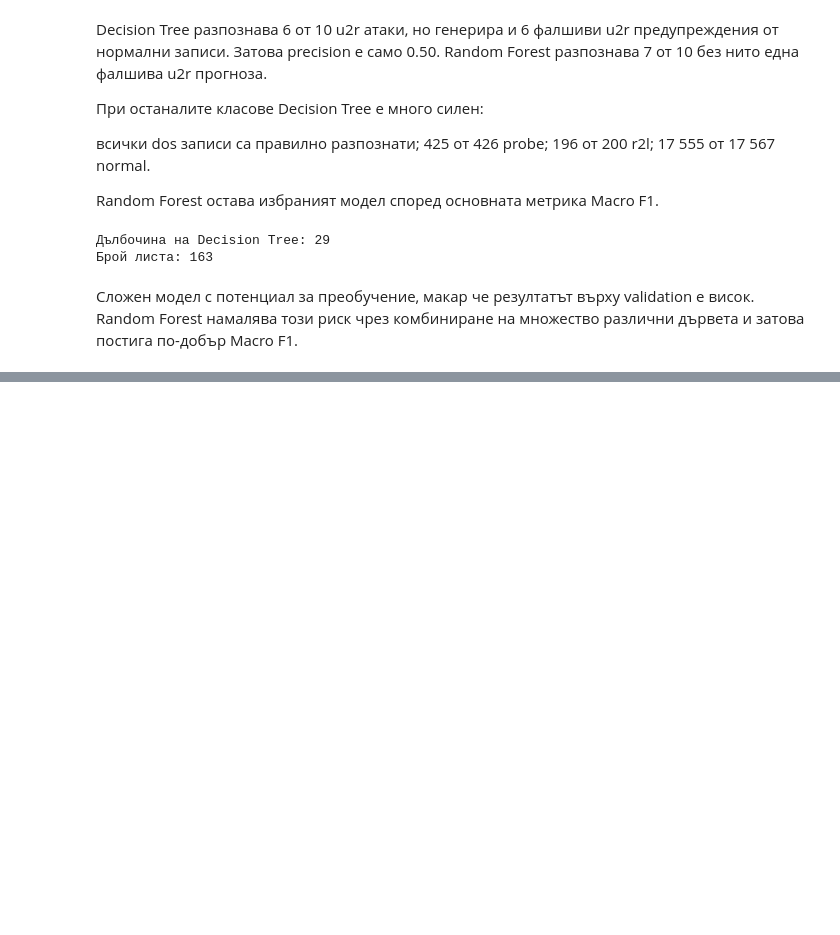
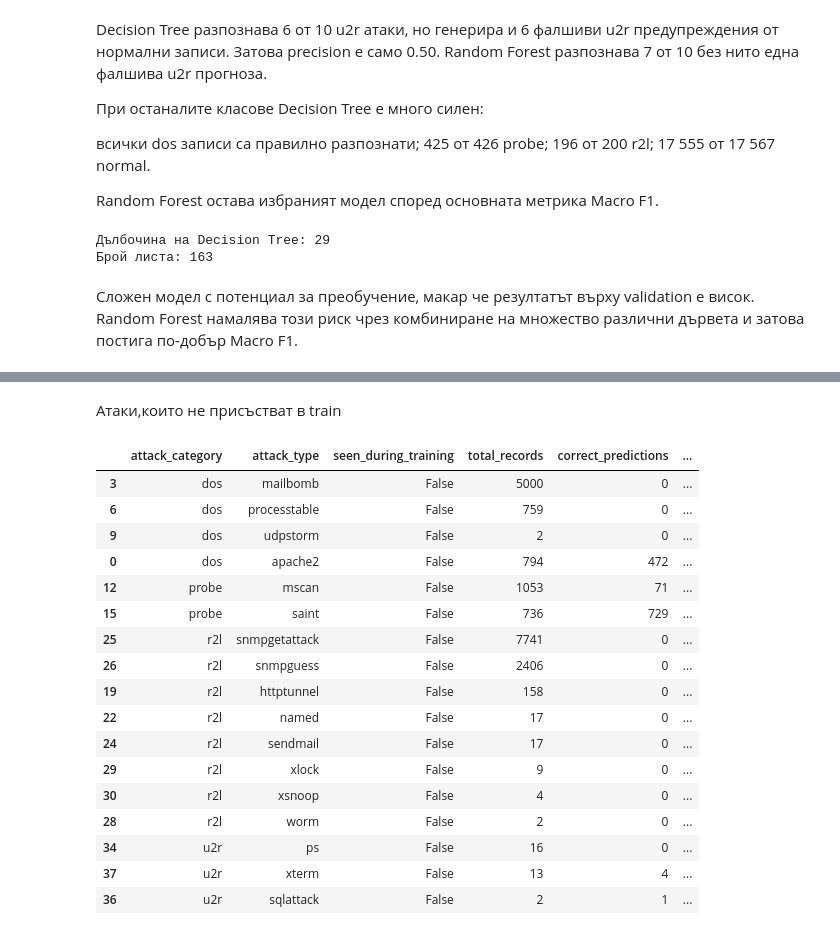
Before and after one commit to gabriela-1122/network-intrusion-detection, a Jupyter notebook: notebooks/EDA.ipynb, the cells around one changed output, grey strips where cells are left out. Saved outputs shown, nothing was run; the diff lists cells and outputs as text; code cells hidden in the pictures; blank space fills up the shorter version.

```diff
--- a/notebooks/EDA.ipynb
+++ b/notebooks/EDA.ipynb
@@ -1087,0 +1461,39 @@ print(
+# %%
+attack_type_report = (
+    test_results
+    .groupby(
+        [
+            "attack_category",
+            "attack_type",
+            "seen_during_training",
+        ],
+        as_index=False,
+    )
+    .agg(
+        total_records=(
+            "correct_prediction",
+            "size",
+        ),
+        correct_predictions=(
+            "correct_prediction",
+            "sum",
+        ),
+    )
+)
+
+attack_type_report["recall_percentage"] = (
+    attack_type_report["correct_predictions"]
+    / attack_type_report["total_records"]
+    * 100
+).round(2)
+
+attack_type_report = attack_type_report.sort_values(
+    by=[
+        "attack_category",
+        "recall_percentage",
+        "total_records",
+    ],
+    ascending=[True, True, False],
+)
+
+attack_type_report
@@ -1087,0 +1518,27 @@ print(
+# %% [markdown]
+Атаки,които не присъстват в train
+# %%
+unseen_attack_report = attack_type_report[
+    ~attack_type_report["seen_during_training"]
+]
+
+unseen_attack_report
+# %% [output]
+|  | attack_category | attack_type | seen_during_training | total_records | correct_predictions | ... |
+| 3 | dos | mailbomb | False | 5000 | 0 | ... |
+| 6 | dos | processtable | False | 759 | 0 | ... |
+| 9 | dos | udpstorm | False | 2 | 0 | ... |
+| 0 | dos | apache2 | False | 794 | 472 | ... |
+| 12 | probe | mscan | False | 1053 | 71 | ... |
+| 15 | probe | saint | False | 736 | 729 | ... |
+| 25 | r2l | snmpgetattack | False | 7741 | 0 | ... |
+| 26 | r2l | snmpguess | False | 2406 | 0 | ... |
+| 19 | r2l | httptunnel | False | 158 | 0 | ... |
+| 22 | r2l | named | False | 17 | 0 | ... |
+| 24 | r2l | sendmail | False | 17 | 0 | ... |
+| 29 | r2l | xlock | False | 9 | 0 | ... |
+| 30 | r2l | xsnoop | False | 4 | 0 | ... |
+| 28 | r2l | worm | False | 2 | 0 | ... |
+| 34 | u2r | ps | False | 16 | 0 | ... |
+| 37 | u2r | xterm | False | 13 | 4 | ... |
+| 36 | u2r | sqlattack | False | 2 | 1 | ... |
```
Also changed, not shown: parts of 25 cells of this notebook, 1 other file.
